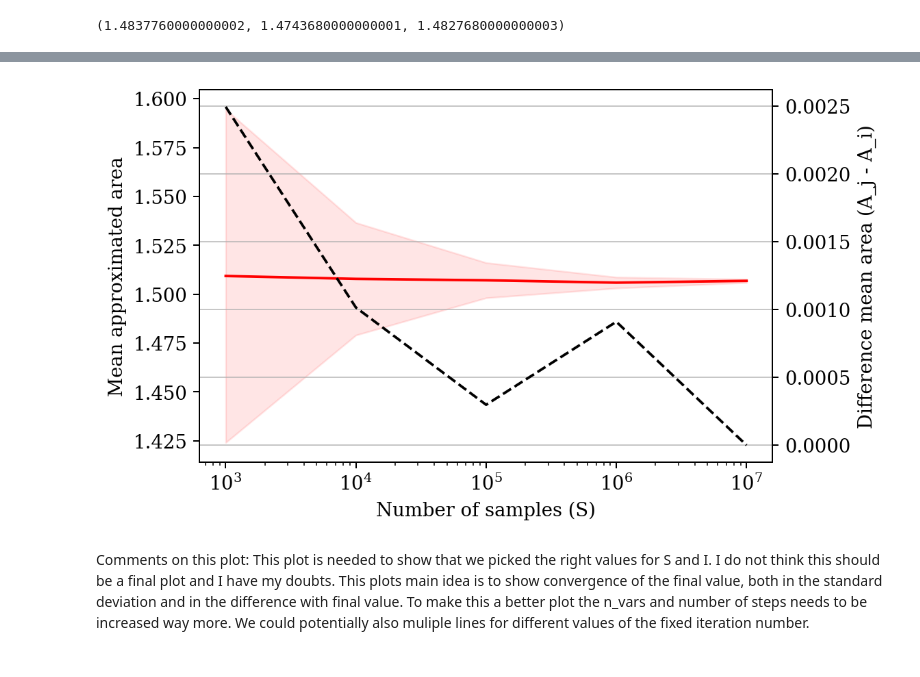
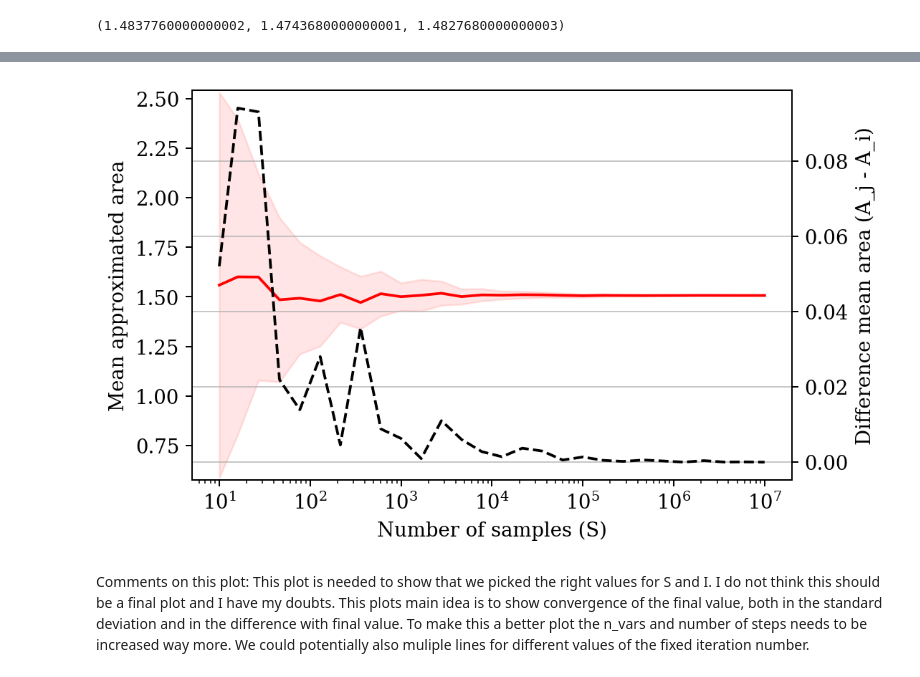
Before and after one commit to soudy/stoch-simulation-assignment1, a Jupyter notebook: notebooks/Mandelbrot_Monte_Carlo.ipynb, the cells around one changed output, grey strips where cells are left out. Saved outputs shown, nothing was run; the diff lists cells and outputs as text; code cells hidden in the pictures.

Commit message:
Push contains the updated code to save arrays and the saved arrays.

```diff
--- a/notebooks/Mandelbrot_Monte_Carlo.ipynb
+++ b/notebooks/Mandelbrot_Monte_Carlo.ipynb
@@ -112 +118,7 @@ Wall time: 27min 32s
+# %%
+# Open objects to work with
+shelf = shelve.open("Final_arrays_simulations/S_iter")
+Approx_areas_list_S = shelf["Approx_areas_list_S"]
+sample_size_range_S = shelf["sample_size_range_S"]
+shelf.close()
 # %%
@@ -125,7 +153,7 @@ Std:  [0.08518246 0.02876411 0.00899045 0.0028065  0.00088545]
 # %%
-Plotter_S(Approx_areas_list, sample_size_range)
+Plotter_S(Approx_areas_list_S, sample_size_range_S)
 # %% [output]
-[figure, old version]
+[figure, new version]
 # %% [markdown]
 Comments on this plot: This plot is needed to show that we picked the right values for S and I. I do not think this should be a final plot and I have my doubts. This plots main idea is to show convergence of the final value, both in the standard deviation and in the difference with final value. To make this a better plot the n_vars and number of steps needs to be increased way more. We could potentially also muliple lines for different values of the fixed iteration number.
 # %%
```
Also changed, not shown: parts of 10 cells of this notebook, 6 other files.
